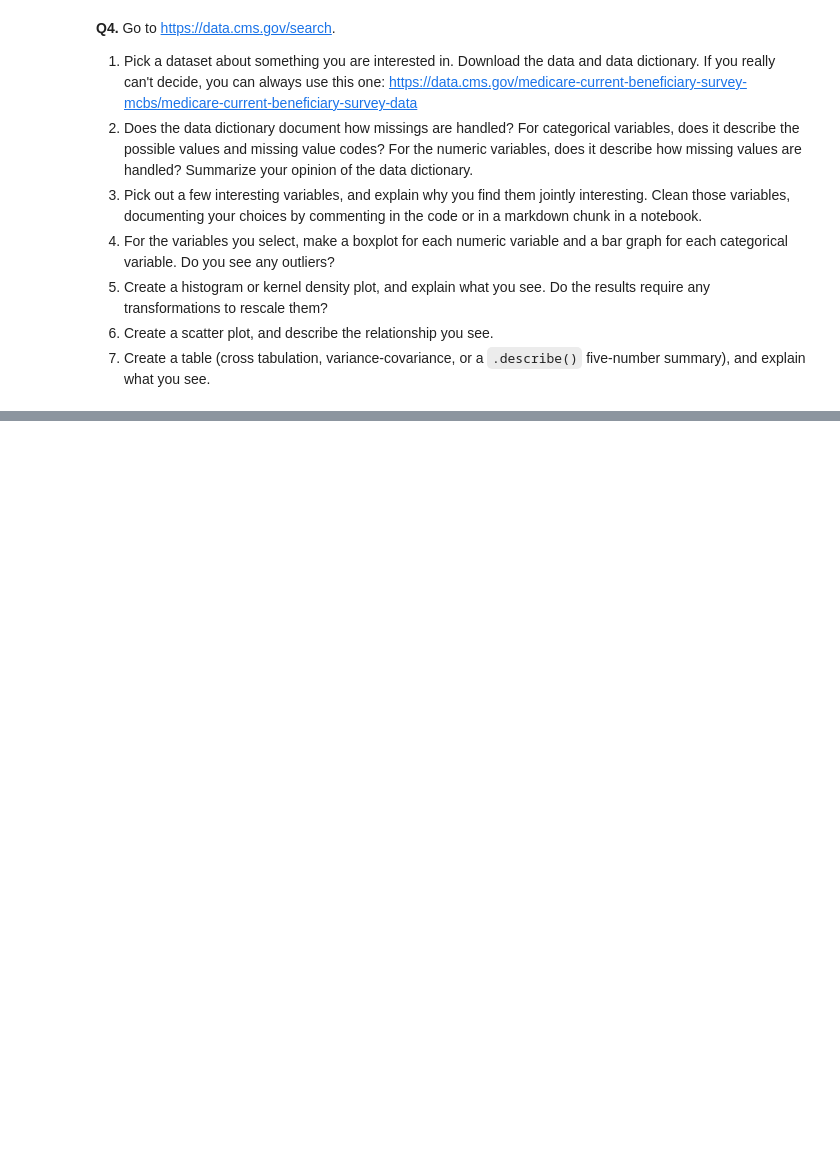
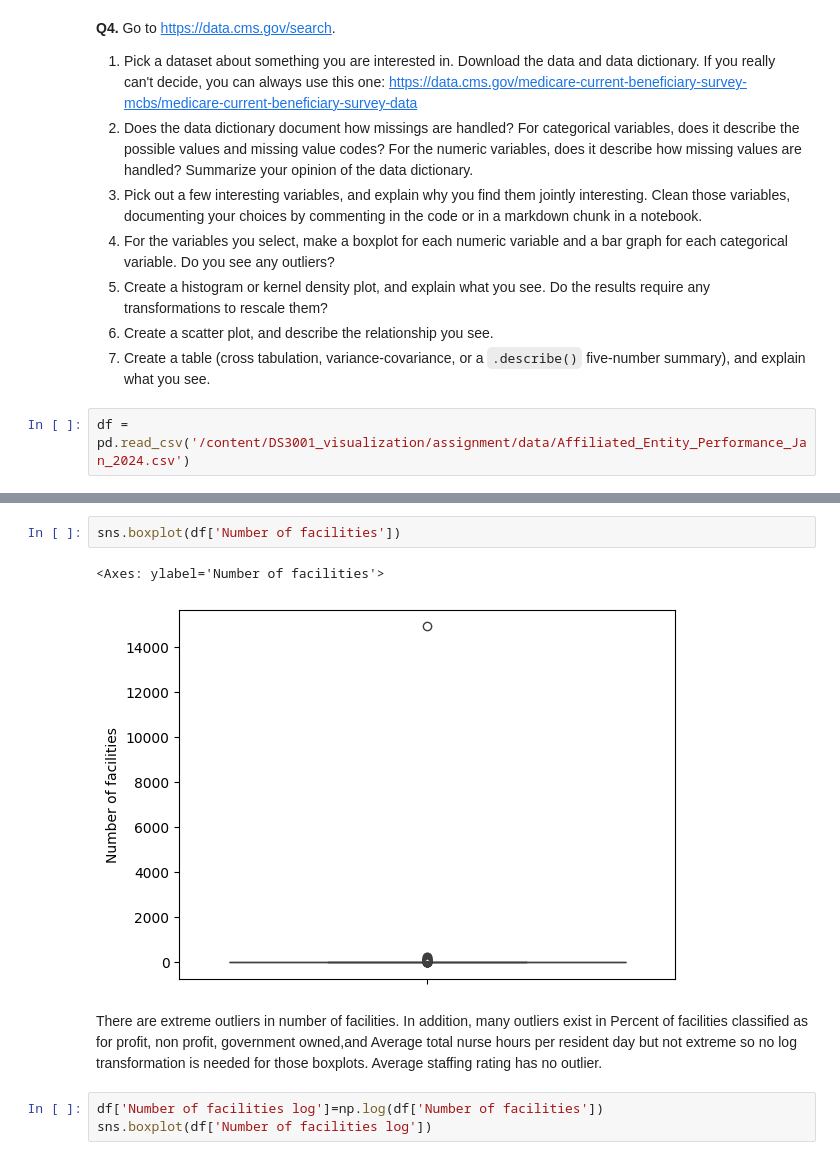
Before and after one commit to CarolWuuu/DS3001_visualization, a Jupyter notebook: assignment/assignment.ipynb, the cells around one changed output, grey strips where cells are left out. Saved outputs shown, nothing was run; the diff lists cells and outputs as text; blank space fills up the shorter version.

```diff
--- a/assignment/assignment.ipynb
+++ b/assignment/assignment.ipynb
@@ -305,3 +317,5 @@ For some context, the Federal government ultimately spent about $4.4 trillion in
 6. Create a histogram or kernel density plot, and explain what you see. Do the results require any transformations to rescale them?
 7. Create a scatter plot, and describe the relationship you see.
 8. Create a table (cross tabulation, variance-covariance, or a `.describe()` five-number summary), and explain what you see.
+# %%
+df = pd.read_csv('/content/DS3001_visualization/assignment/data/Affiliated_Entity_Performance_Jan_2024.csv')
@@ -307,0 +348,11 @@ For some context, the Federal government ultimately spent about $4.4 trillion in
+# %%
+sns.boxplot(df['Number of facilities'])
+# %% [output]
+<Axes: ylabel='Number of facilities'>
+[figure, added]
+# %% [markdown]
+There are extreme outliers in number of facilities. In addition, many outliers exist in Percent of facilities classified as for profit, non profit, government owned,and Average total nurse hours per resident day but not extreme so no log transformation is needed for those boxplots.
+Average staffing rating has no outlier.
+# %%
+df['Number of facilities log']=np.log(df['Number of facilities'])
+sns.boxplot(df['Number of facilities log'])
```
Also changed, not shown: parts of 27 cells of this notebook.
